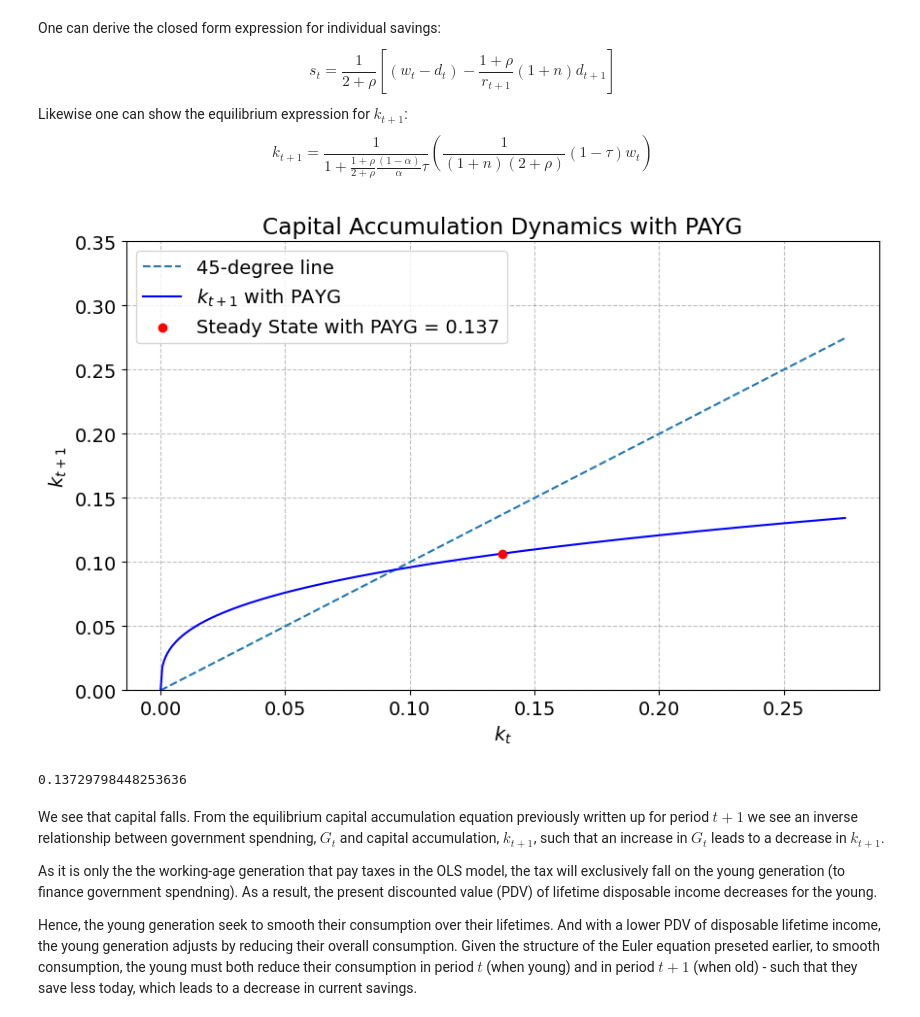
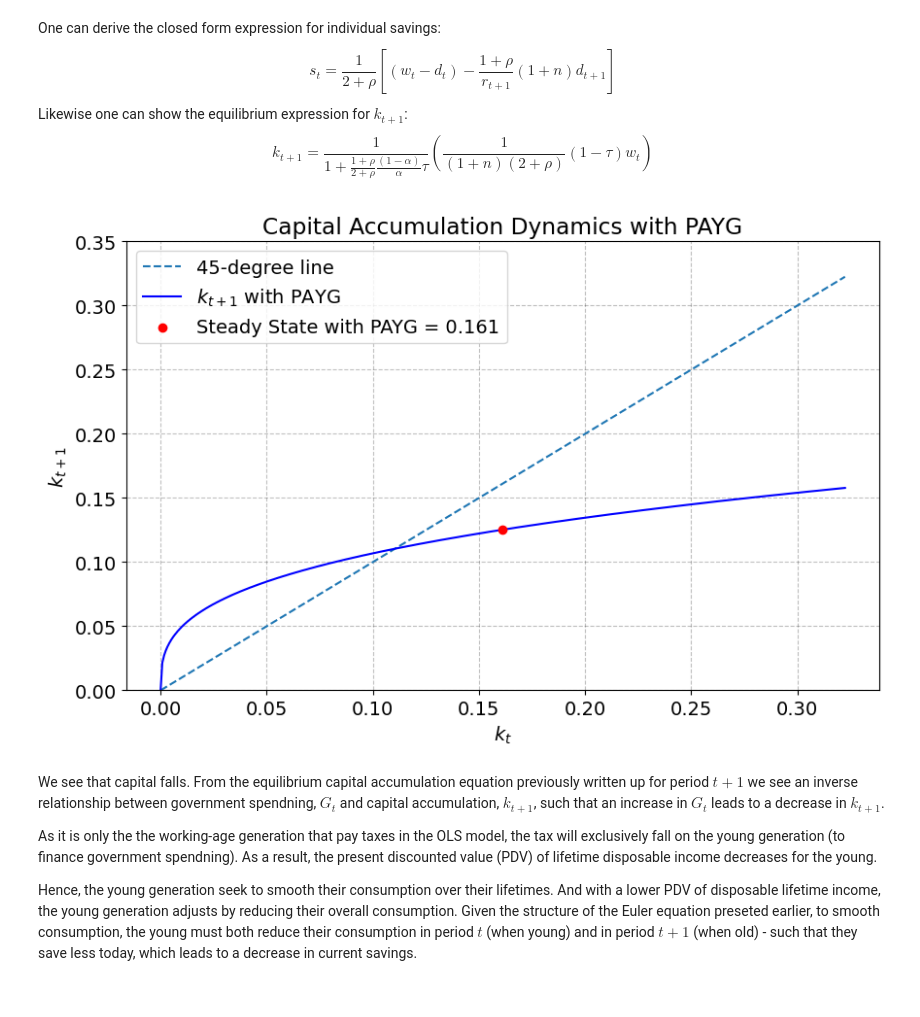
Before and after one commit to NumEconCopenhagen/projects-2024-Simon-C-og-Jens-H, a Jupyter notebook: modelproject/modelproject.ipynb, the cells around one changed output. Drawn from its saved outputs; the diff is of its cells as text; code cells hidden in the pictures.

```diff
--- a/modelproject/modelproject.ipynb
+++ b/modelproject/modelproject.ipynb
@@ -272,7 +272,7 @@ rho = 0.05
 A = 1.00
 alpha = 1/3
 n = 0.04
-tau = 0.5
+tau = 0.35
 
 # Steady state function with PAYG tax
 def steady_state_with_payg(alpha, rho, tau, A, n):
@@ -280,37 +280,35 @@ def steady_state_with_payg(alpha, rho, tau, A, n):
     steady_state_k = (A * (1 - alpha) * factor) ** (1 / (1 - alpha)) / ((1 + n) * (2 + rho))
     return steady_state_k
 
 # Calculate the steady state capital with PAYG tax
 k_star_payg = steady_state_with_payg(alpha, rho, tau, A, n)
 
 # Define the range for k_t
 k_t = np.linspace(0, 2 * k_star_payg, 400)
 
 # Calculate k_t+1 for each k_t
 k_t_plus_1_payg = (A * (1 - alpha) * k_t ** alpha) / ((1 + n) * (2 + rho)) * (1 / (1 + ((1 + rho) / (2 + rho)) * ((1 - alpha) / alpha) * tau))
 
 # Interactive plotting function
 def plot_steady_state_payg(steady_state):
     plt.figure(figsize=(10, 6))
     plt.plot(k_t, k_t, label='45-degree line', linestyle='--')
     plt.plot(k_t, k_t_plus_1_payg, label='$k_{t+1}$ with PAYG', color='blue')
     steady_state_y = (A * (1 - alpha) * steady_state ** alpha) / ((1 + n) * (2 + rho)) * (1 / (1 + ((1 + rho) / (2 + rho)) * ((1 - alpha) / alpha) * tau))
     plt.scatter([steady_state], [steady_state_y], color='red', zorder=5, label=f'Steady State with PAYG = {steady_state:.3f}')
     plt.xlabel('$k_t$')
     plt.ylabel('$k_{t+1}$')
     plt.title('Capital Accumulation Dynamics with PAYG')
     plt.legend()
     plt.grid(True)
     plt.ylim([0, 0.35])  # Adjust y-axis to make the plot clearer
     plt.show()
 
+
 # Display the interactive plot with the initial steady state value
 plot_steady_state_payg(k_star_payg)
-
-k_star_payg
 # %% [output]
-[figure, old version]
+[figure, new version]
-0.13729798448253636
 # %% [markdown]
 We see that capital falls. From the equilibrium capital accumulation equation previously written up for period $t+1$ we see an inverse relationship between government spendning, $G_t$ and capital accumulation, $k_{t+1}$, such that an increase in $G_t$ leads to a decrease in $k_{t+1}$.
 
```
